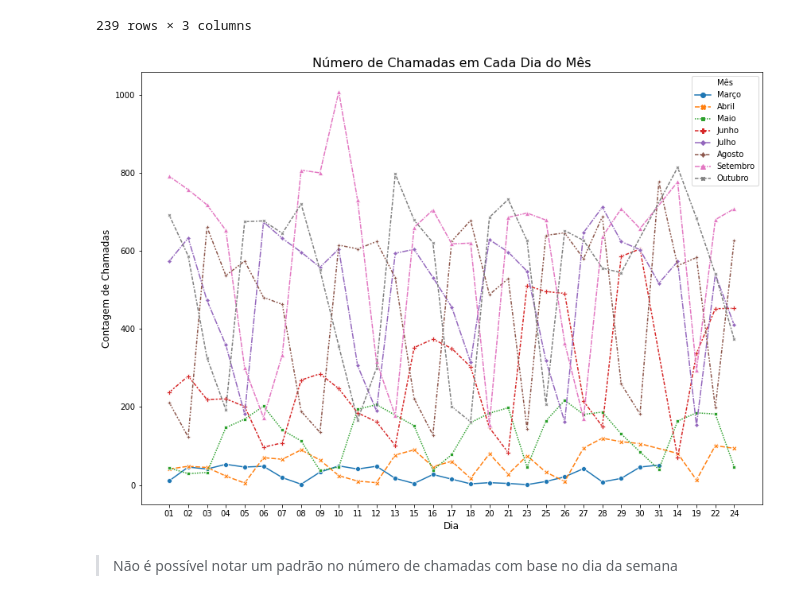
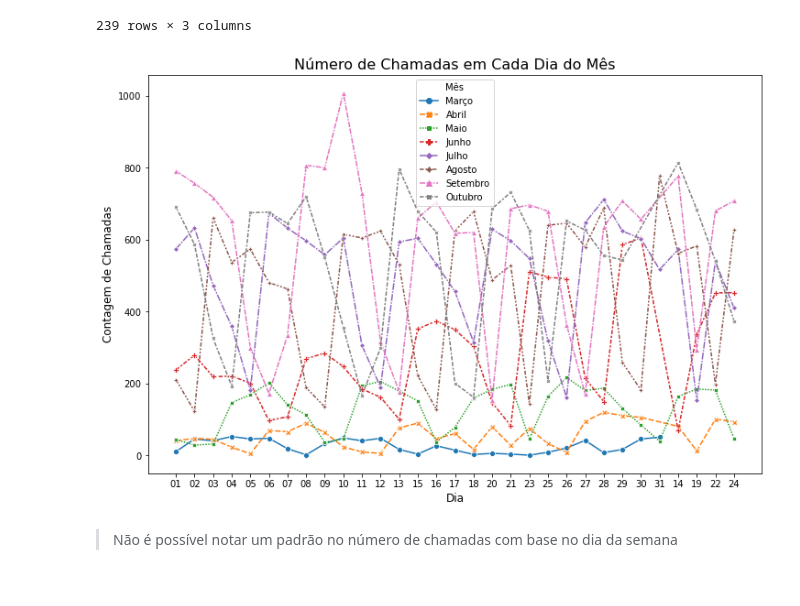
Before and after one commit to rafajovelho/Case3, a Jupyter notebook: Caso_TON.ipynb, the cells around one changed output. Cells and saved outputs as stored; diff of their text form; code cells hidden in the pictures.

```diff
--- a/Caso_TON.ipynb
+++ b/Caso_TON.ipynb
@@ -594,16 +595,16 @@ grafico1
 # %%
 # Verificando se é possível observar uma relação do número de chamadas de acordo com o dia da semana
 
 # https://seaborn.pydata.org/generated/seaborn.lineplot.html
-plt.figure(figsize=(14,10))
+plt.figure(figsize=(12,8))
 
 sns.lineplot(data = grafico1, x = 'dia', y = 'count', hue = 'Mês', style = 'Mês', markers = True)
 plt.title('Número de Chamadas em Cada Dia do Mês', fontdict={'fontsize':16})
 plt.xlabel('Dia', fontdict = {'fontsize': 12})
 plt.ylabel('Contagem de Chamadas', fontdict = {'fontsize': 12})
 plt.show()
 # %% [output]
-[figure, old version]
+[figure, new version]
 # %% [markdown]
 > Não é possível notar um padrão no número de chamadas com base no dia da semana
 # %%
```
Also changed, not shown: parts of 38 cells of this notebook.
